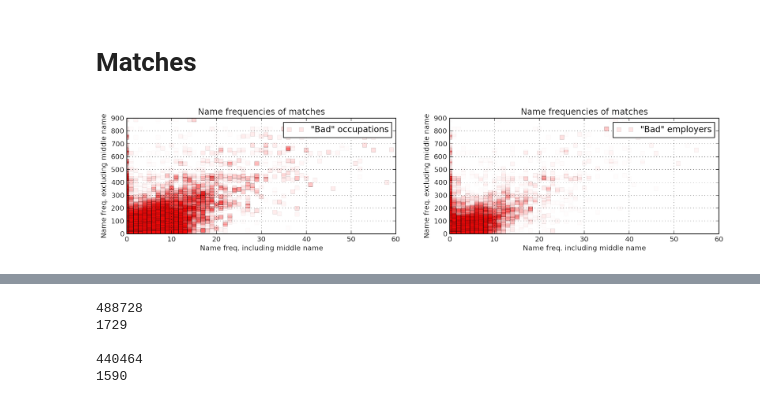
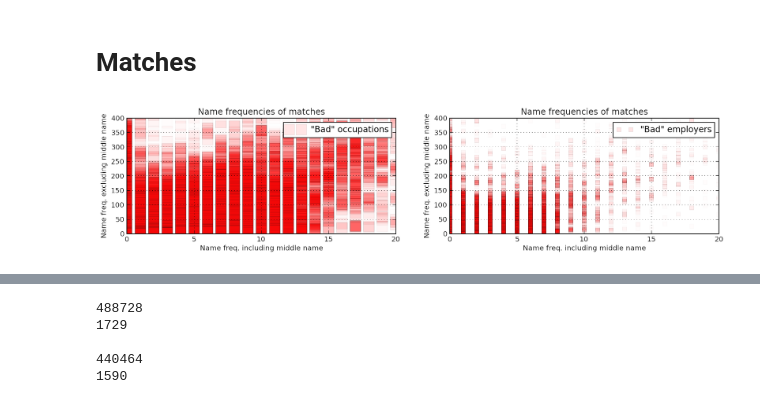
Before and after one commit to naviddianati/FEC, a Jupyter notebook: src/notebooks/StageII.ipynb, the cells around one changed output, grey strips where cells are left out. Drawn from its saved outputs; the diff is of its cells as text; code cells hidden in the pictures.

```diff
--- a/src/notebooks/StageII.ipynb
+++ b/src/notebooks/StageII.ipynb
@@ -579,29 +561,29 @@ len(s_both)
 # %%
 plt.rcParams['figure.figsize'] = 15, 10
 alpha = 0.1
 
 
 ax = plt.subplot(3,2,1)
-plt.plot(f_o_2_middle,f_o_2,'sr', alpha = alpha, label='"Bad" occupations')
-plt.xlim([0,60])
-plt.ylim([0,900])
+plt.plot(f_o_2_middle,f_o_2,'sr', alpha = alpha, label='"Bad" occupations', ms=15)
+plt.xlim([0,20])
+plt.ylim([0,400])
 plt.title('Name frequencies of matches')
 plt.xlabel('Name freq. including middle name')
 plt.ylabel('Name freq. excluding middle name')
 plt.legend().get_frame().set_facecolor('white')
 plt.grid()
 
 
 ax = plt.subplot(3,2,2)
 plt.plot(f_e_2_middle,f_e_2,'sr', alpha = alpha, label='"Bad" employers')
-plt.xlim([0,60])
-plt.ylim([0,900])
+plt.xlim([0,20])
+plt.ylim([0,400])
 plt.title('Name frequencies of matches')
 plt.xlabel('Name freq. including middle name')
 plt.ylabel('Name freq. excluding middle name')
 plt.legend().get_frame().set_facecolor('white')
 plt.grid()
 # %% [output]
-[figure, old version]
+[figure, new version]
 # %%
 plt.rcParams['figure.figsize'] = 10,15
```
Also changed, not shown: parts of 11 cells of this notebook, 11 other files.
